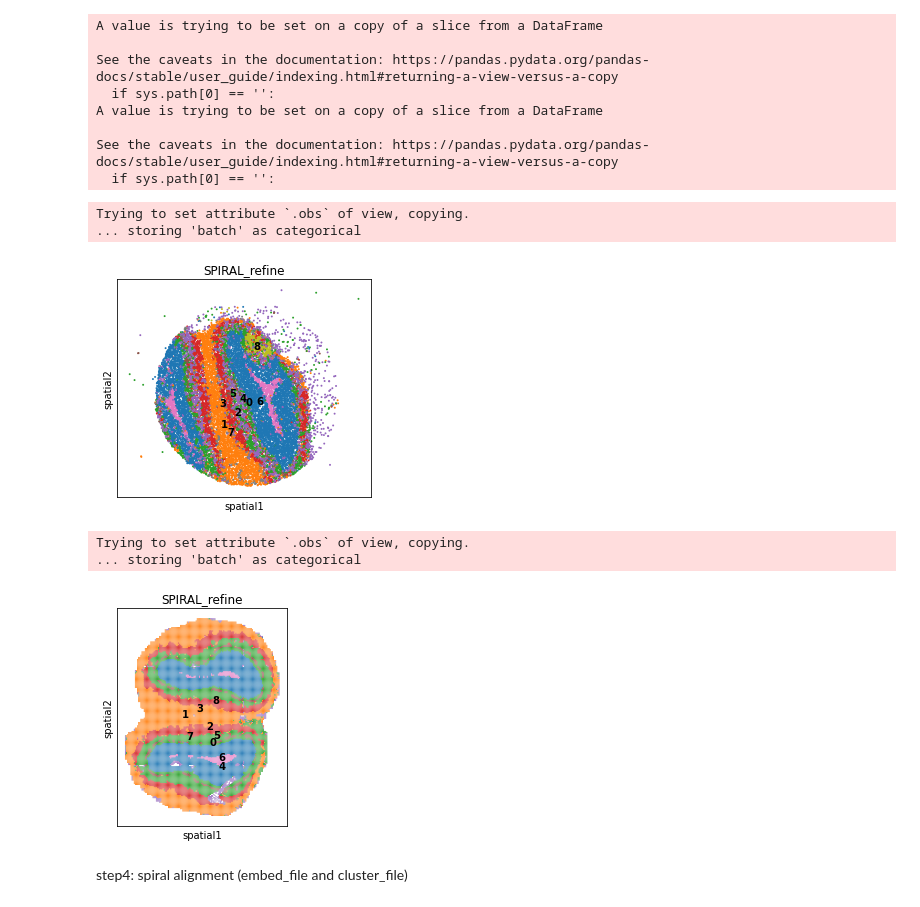
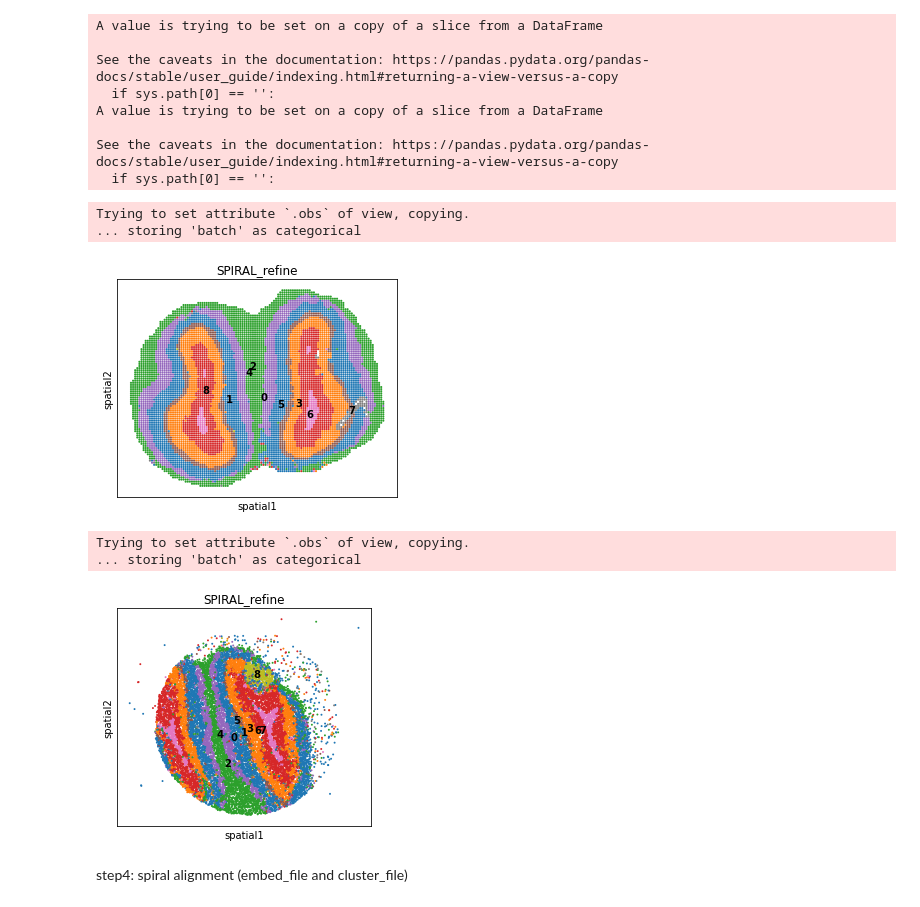
Before and after one commit to guott15/SPIRAL, a Jupyter notebook: Demo/run_spiral_mouse_ob.ipynb, the cells around one changed output. Saved outputs shown, nothing was run; the diff lists cells and outputs as text; code cells hidden in the pictures.

```diff
--- a/Demo/run_spiral_mouse_ob.ipynb
+++ b/Demo/run_spiral_mouse_ob.ipynb
@@ -26,8 +26,8 @@ step1: SPIRAL integration
 dirs="/data02/tguo/space_batch_effect/mouse_OB/"
 samples=["BGI","SlideV2"]
 extra_dirs="BGI_SlideV2_10X/"
-samples=['Stereo_bin34','SlideV2']
-extra_dirs="Stereo-bin34-filter/"
+# samples=['Stereo_bin34','SlideV2']
+# extra_dirs="Stereo-bin34-filter/"
 SEP=','
 net_cate='_KNN_'
 knn=8
@@ -82,8 +82,8 @@ parser.add_argument('--alpha1', type=float, default=N, help='Weight of decoder l
 parser.add_argument('--alpha2', type=float, default=1, help='Weight of GraphSAGE loss.')
 parser.add_argument('--alpha3', type=float, default=1, help='Weight of classifier loss.')
 parser.add_argument('--alpha4', type=float, default=1, help='Weight of discriminator loss.')
-# parser.add_argument('--lamda', type=float, default=1, help='Weight of GRL.') #####Stereo-seq:35um resolution
-parser.add_argument('--lamda', type=float, default=0.1, help='Weight of GRL.')######Stereo-seq: 25um resolution
+parser.add_argument('--lamda', type=float, default=1, help='Weight of GRL.') #####Stereo-seq:35um resolution
+# parser.add_argument('--lamda', type=float, default=0.1, help='Weight of GRL.')######Stereo-seq: 25um resolution
 parser.add_argument('--Q', type=float, default=10, help='Weight negative loss for sage losss.')
 
 params,unknown=parser.parse_known_args()
@@ -135,7 +135,7 @@ batch=SPII.meta.loc[:,'batch']
 ub=np.unique(batch)
 import umap.umap_ as umap
 import matplotlib.pyplot as plt
-# umap_mat=umap.UMAP().fit_transform(embed)
+umap_mat=umap.UMAP().fit_transform(embed)
 colour2=['r','g','black','cyan','blue','purple','yellow','grey']
 colour1=['lightcoral','red','tomato','chocolate','darkorange','gold','olive','yellow','yellowgreen','lawngreen','forestgreen','lime',
        'cyan','deepskyblue','dodgerblue','royalblue','blue','blueviolet','purple','fuchsia','hotpink','pink','gray','black','teal']
@@ -158,7 +158,7 @@ cluster_file=dirs+"metrics/spiral"+flags+"_seuratmethod_clust.csv"
 import anndata
 import scanpy as sc
 adata=anndata.AnnData(SPII.feat)
-adata.obsm['spiral']=embed1.iloc[:,SPII.params.znoise_dim:].values
+adata.obsm['spiral']=embed1.values
 adata.obs['batch']=SPII.meta.loc[:,'batch'].values
 
 coord=pd.read_csv(coord_file[0],header=0,index_col=0)
@@ -197,20 +197,20 @@ See the caveats in the documentation: https://pandas.pydata.org/pandas-docs/stab
   if sys.path[0] == '':
 # %%
 adata.obs['SPIRAL_refine']=adata.obs['SPIRAL_refine'].astype('category')
-size1=50
-size2=1
+size1=1
+size2=50
 metric='SPIRAL_refine'
 adata1=adata[adata.obs['batch']==ub[0],:]
 sc.pl.spatial(adata1,color=metric, spot_size=size1,legend_loc='on data')
 adata1=adata[adata.obs['batch']==ub[1],:]
 sc.pl.spatial(adata1,color=metric, spot_size=size2,legend_loc='on data')
 # %% [output]
 Trying to set attribute `.obs` of view, copying.
 ... storing 'batch' as categorical
-[figure, old version]
+[figure, new version]
 Trying to set attribute `.obs` of view, copying.
 ... storing 'batch' as categorical
-[figure, old version]
+[figure, new version]
 # %% [markdown]
 step4: spiral alignment   (embed_file and cluster_file)
 # %%
```
Also changed, not shown: parts of 7 cells of this notebook.
